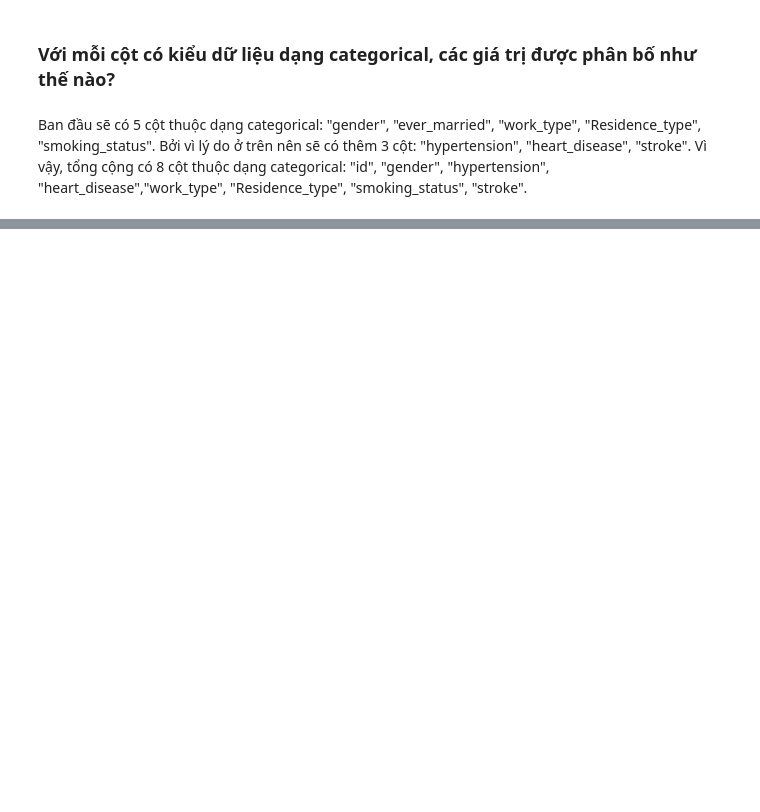
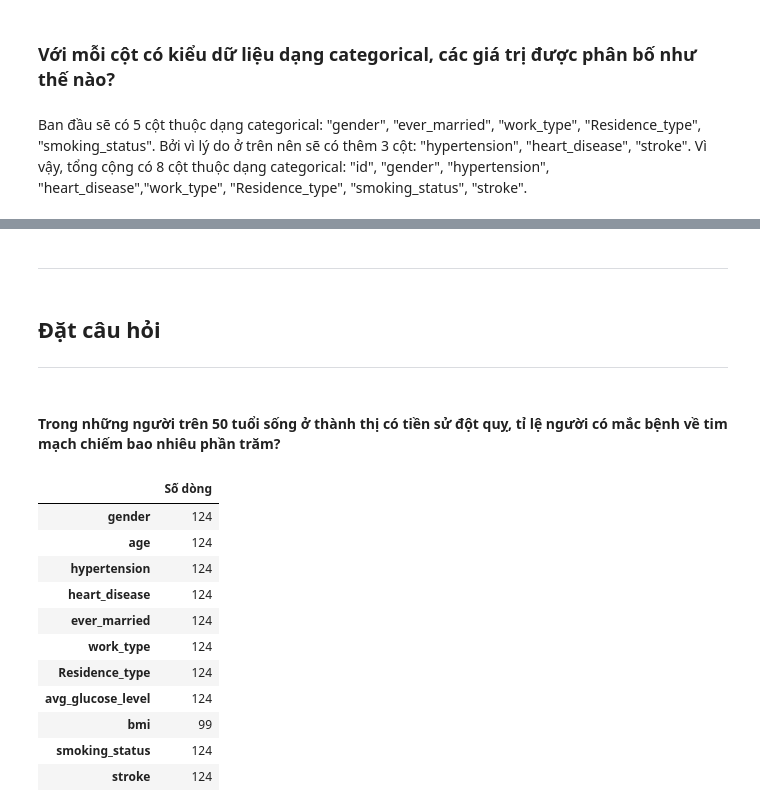
Before and after one commit to luthevy/LTKHDL_Final, a Jupyter notebook: vỹ.ipynb, the cells around one changed output, grey strips where cells are left out. Saved outputs shown, nothing was run; the diff lists cells and outputs as text; code cells hidden in the pictures; blank space fills up the shorter version.

```diff
--- a/vỹ.ipynb
+++ b/vỹ.ipynb
@@ -271,0 +296,24 @@ cate_col_profiles_df = cate_col_profiles_df.rename(index={'unique_non_null': 'di
+# %% [markdown]
+___
+# %% [markdown]
+## Đặt câu hỏi
+___
+# %% [markdown]
+#### Trong những người trên 50 tuổi sống ở thành thị có tiền sử đột quỵ, tỉ lệ người có mắc bệnh về tim mạch chiếm bao nhiêu phần trăm?
+# %%
+stroke_urban = hcs_df.loc[(hcs_df['age'] > 50.0) & (hcs_df['Residence_type'] == 'Urban') & (hcs_df['stroke'] == 1)]
+num_stroke_urban = stroke_urban.count(axis='rows')
+pd.DataFrame(num_stroke_urban, columns = ['Số dòng'])
+# %% [output]
+|  | Số dòng |
+| gender | 124 |
+| age | 124 |
+| hypertension | 124 |
+| heart_disease | 124 |
+| ever_married | 124 |
+| work_type | 124 |
+| Residence_type | 124 |
+| avg_glucose_level | 124 |
+| bmi | 99 |
+| smoking_status | 124 |
+| stroke | 124 |
```
Also changed, not shown: parts of 17 cells of this notebook.
